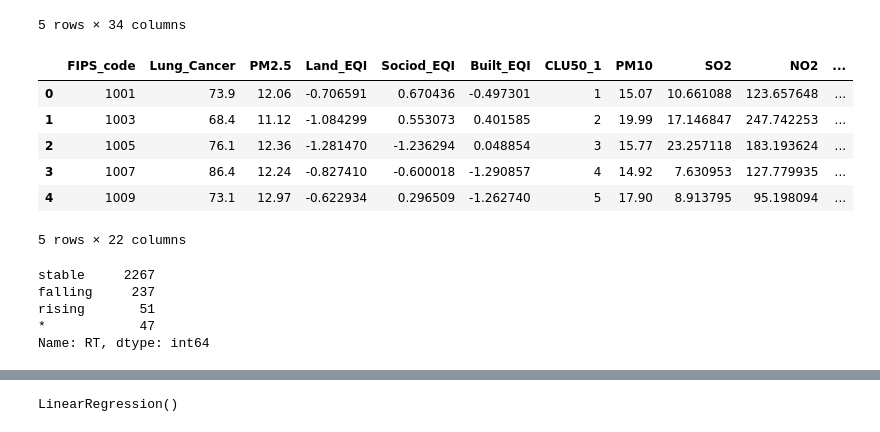
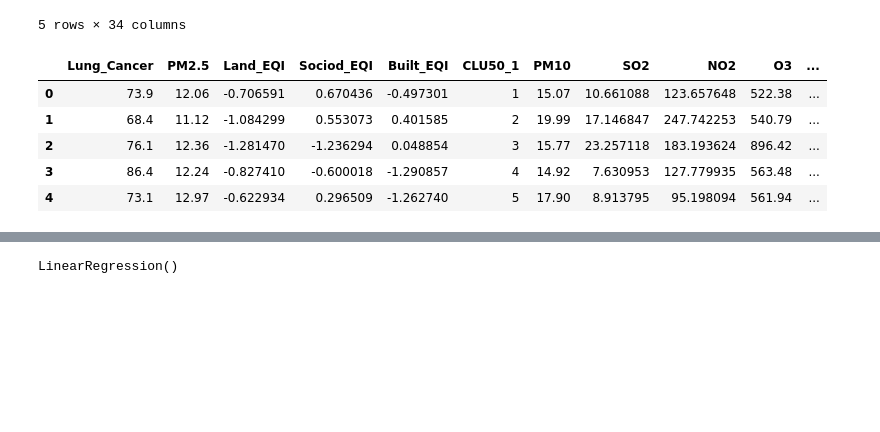
Before and after one commit to jnjorstad/Air-Quality-and-Lung-Cancer, a Jupyter notebook: LinearRegressionFinal.ipynb, the cells around one changed output, grey strips where cells are left out. Saved outputs shown, nothing was run; the diff lists cells and outputs as text; code cells hidden in the pictures; blank space fills up the shorter version.

```diff
--- a/LinearRegressionFinal.ipynb
+++ b/LinearRegressionFinal.ipynb
@@ -20,21 +20,12 @@ df.head()
 5 rows × 34 columns
 # %%
 #remove unnecessary columns
-cleaned_df = df.drop(columns=['County', 'State','Status_Variable', 'LTD', 'Intercept', 'Slope', 'Status', 'Inter', 'Slp', 'control', 'treat', 'Local_Treat'])
+cleaned_df = df.drop(columns=['FIPS_code','County', 'State','Status_Variable', 'LTD', 'Intercept', 'Slope', 'Status', 'Inter', 'Slp', 'control', 'treat', 'Local_Treat', 'EQI', 'AAC','RT'])
 cleaned_df.head()
 # %% [output]
-|  | FIPS_code | Lung_Cancer | PM2.5 | Land_EQI | Sociod_EQI | Built_EQI | CLU50_1 | PM10 | SO2 | NO2 | ... |
-| 0 | 1001 | 73.9 | 12.06 | -0.706591 | 0.670436 | -0.497301 | 1 | 15.07 | 10.661088 | 123.657648 | ... |
-| 1 | 1003 | 68.4 | 11.12 | -1.084299 | 0.553073 | 0.401585 | 2 | 19.99 | 17.146847 | 247.742253 | ... |
-| 2 | 1005 | 76.1 | 12.36 | -1.281470 | -1.236294 | 0.048854 | 3 | 15.77 | 23.257118 | 183.193624 | ... |
-| 3 | 1007 | 86.4 | 12.24 | -0.827410 | -0.600018 | -1.290857 | 4 | 14.92 | 7.630953 | 127.779935 | ... |
-| 4 | 1009 | 73.1 | 12.97 | -0.622934 | 0.296509 | -1.262740 | 5 | 17.90 | 8.913795 | 95.198094 | ... |
+|  | Lung_Cancer | PM2.5 | Land_EQI | Sociod_EQI | Built_EQI | CLU50_1 | PM10 | SO2 | NO2 | O3 | ... |
+| 0 | 73.9 | 12.06 | -0.706591 | 0.670436 | -0.497301 | 1 | 15.07 | 10.661088 | 123.657648 | 522.38 | ... |
+| 1 | 68.4 | 11.12 | -1.084299 | 0.553073 | 0.401585 | 2 | 19.99 | 17.146847 | 247.742253 | 540.79 | ... |
+| 2 | 76.1 | 12.36 | -1.281470 | -1.236294 | 0.048854 | 3 | 15.77 | 23.257118 | 183.193624 | 896.42 | ... |
+| 3 | 86.4 | 12.24 | -0.827410 | -0.600018 | -1.290857 | 4 | 14.92 | 7.630953 | 127.779935 | 563.48 | ... |
+| 4 | 73.1 | 12.97 | -0.622934 | 0.296509 | -1.262740 | 5 | 17.90 | 8.913795 | 95.198094 | 561.94 | ... |
-5 rows × 22 columns
-# %%
-cleaned_df['RT'].value_counts()
-# %% [output]
-stable     2267
-falling     237
-rising       51
-*            47
-Name: RT, dtype: int64
```
Also changed, not shown: parts of 7 cells of this notebook.
